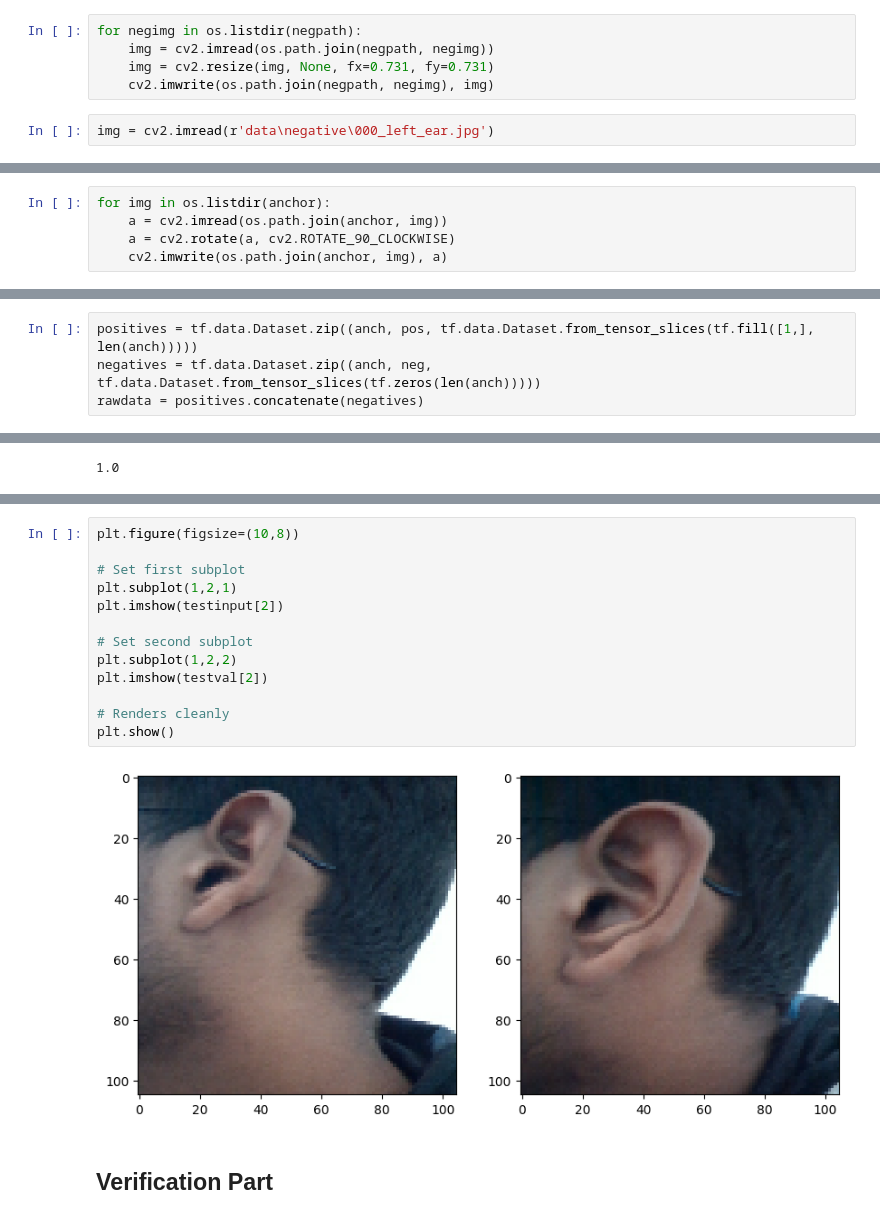
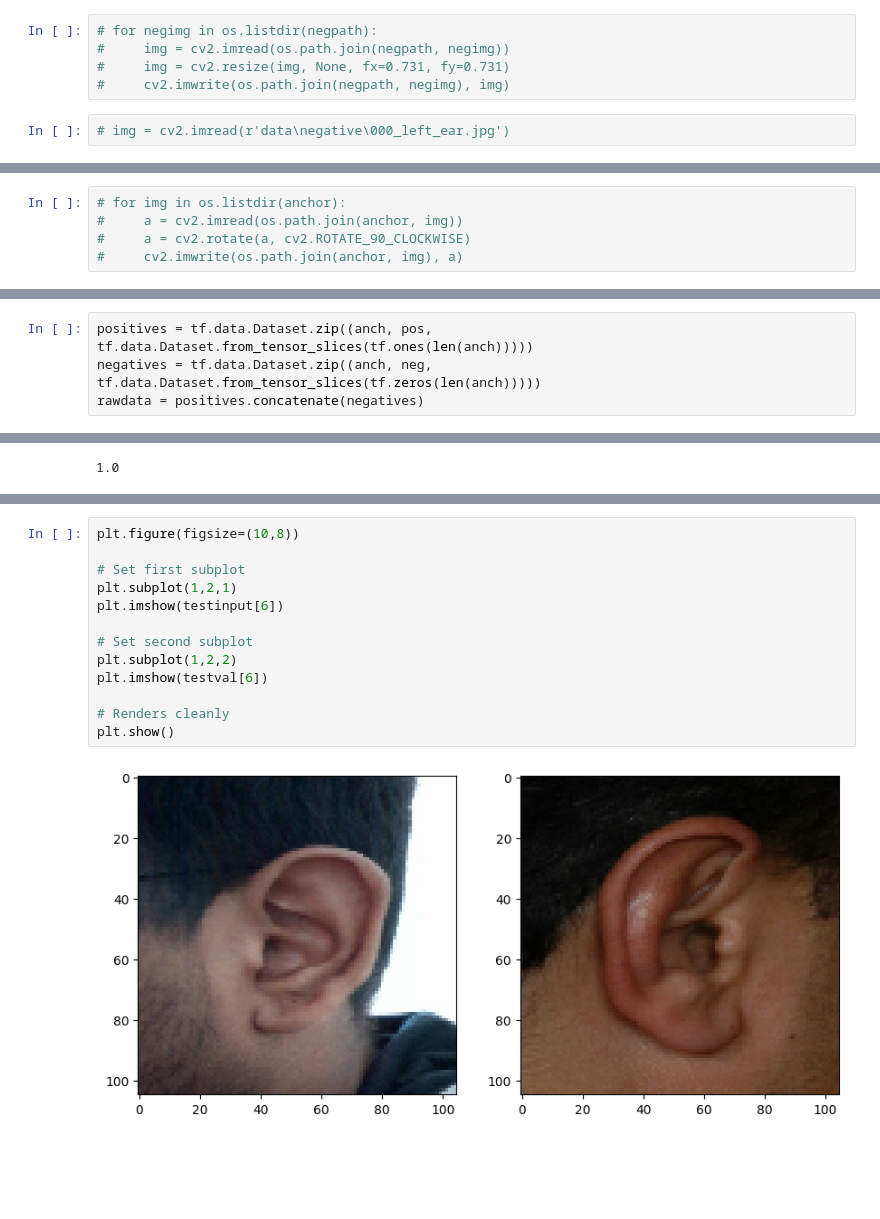
Before and after one commit to phandavinci/earprints, a Jupyter notebook: main.ipynb, the cells around one changed output, grey strips where cells are left out. Drawn from its saved outputs; the diff is of its cells as text; blank space fills up the shorter version.

```diff
--- a/main.ipynb
+++ b/main.ipynb
@@ -60,9 +64,9 @@ cv2.destroyAllWindows()
 # %% [markdown]
 ## image processing (to get below 360x720px)
 # %%
-for negimg in os.listdir(negpath):
-    img = cv2.imread(os.path.join(negpath, negimg))
-    img = cv2.resize(img, None, fx=0.731, fy=0.731)
-    cv2.imwrite(os.path.join(negpath, negimg), img)
+# for negimg in os.listdir(negpath):
+#     img = cv2.imread(os.path.join(negpath, negimg))
+#     img = cv2.resize(img, None, fx=0.731, fy=0.731)
+#     cv2.imwrite(os.path.join(negpath, negimg), img)
 # %%
-img = cv2.imread(r'data\negative\000_left_ear.jpg')
+# img = cv2.imread(r'data\negative\000_left_ear.jpg')
@@ -76,10 +75,10 @@ TypeError: Image data of dtype object cannot be converted to float
 # %% [markdown]
 ## TO process image(rotate 90degree clockwise)
 # %%
-for img in os.listdir(anchor):
-    a = cv2.imread(os.path.join(anchor, img))
-    a = cv2.rotate(a, cv2.ROTATE_90_CLOCKWISE)
-    cv2.imwrite(os.path.join(anchor, img), a)
+# for img in os.listdir(anchor):
+#     a = cv2.imread(os.path.join(anchor, img))
+#     a = cv2.rotate(a, cv2.ROTATE_90_CLOCKWISE)
+#     cv2.imwrite(os.path.join(anchor, img), a)
 # %%
 # for directories in os.listdir("lfw"):
 #     for files in os.listdir(os.path.join('lfw',directories)):
@@ -165,7 +128,7 @@ tf.Tensor(
 # %% [markdown]
 ## zipping the dataset as anchor with validation image and concatenating
 # %%
-positives = tf.data.Dataset.zip((anch, pos, tf.data.Dataset.from_tensor_slices(tf.fill([1,], len(anch)))))
+positives = tf.data.Dataset.zip((anch, pos, tf.data.Dataset.from_tensor_slices(tf.ones(len(anch)))))
 negatives = tf.data.Dataset.zip((anch, neg, tf.data.Dataset.from_tensor_slices(tf.zeros(len(anch)))))
 rawdata = positives.concatenate(negatives)
 # %%
@@ -487,17 +430,15 @@ print(r.result().numpy(), p.result().numpy())
 # %%
 plt.figure(figsize=(10,8))
 
 # Set first subplot
 plt.subplot(1,2,1)
-plt.imshow(testinput[2])
+plt.imshow(testinput[6])
 
 # Set second subplot
 plt.subplot(1,2,2)
-plt.imshow(testval[2])
+plt.imshow(testval[6])
 
 # Renders cleanly
 plt.show()
 # %% [output]
-[figure, old version]
+[figure, new version]
-# %% [markdown]
-## Verification Part
```
Also changed, not shown: parts of 26 cells of this notebook, 6 other files.
